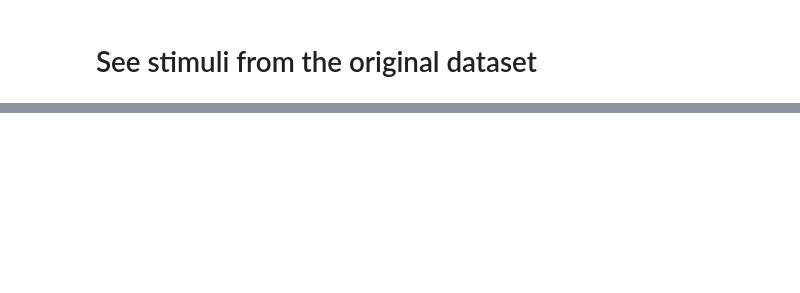
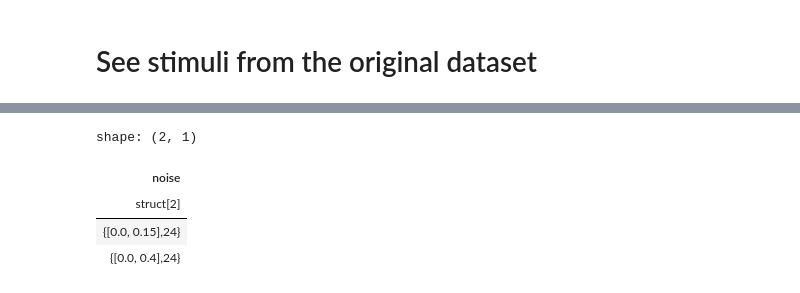
Before and after one commit to mika-long/vis-decode-analysis, a Jupyter notebook: analysis/moritz/Stimuli.ipynb, the cells around one changed output, grey strips where cells are left out. Drawn from its saved outputs; the diff is of its cells as text; code cells hidden in the pictures; blank space fills up the shorter version.

```diff
--- a/analysis/moritz/Stimuli.ipynb
+++ b/analysis/moritz/Stimuli.ipynb
@@ -33,0 +47,8 @@ shape: (1, 1)
+# %%
+df_1.select(pl.col('noise').value_counts())
+# %% [output]
+shape: (2, 1)
+| noise |
+| struct[2] |
+| {[0.0, 0.15],24} |
+| {[0.0, 0.4],24} |
```
Also changed, not shown: parts of 9 cells of this notebook, 1 other file.
